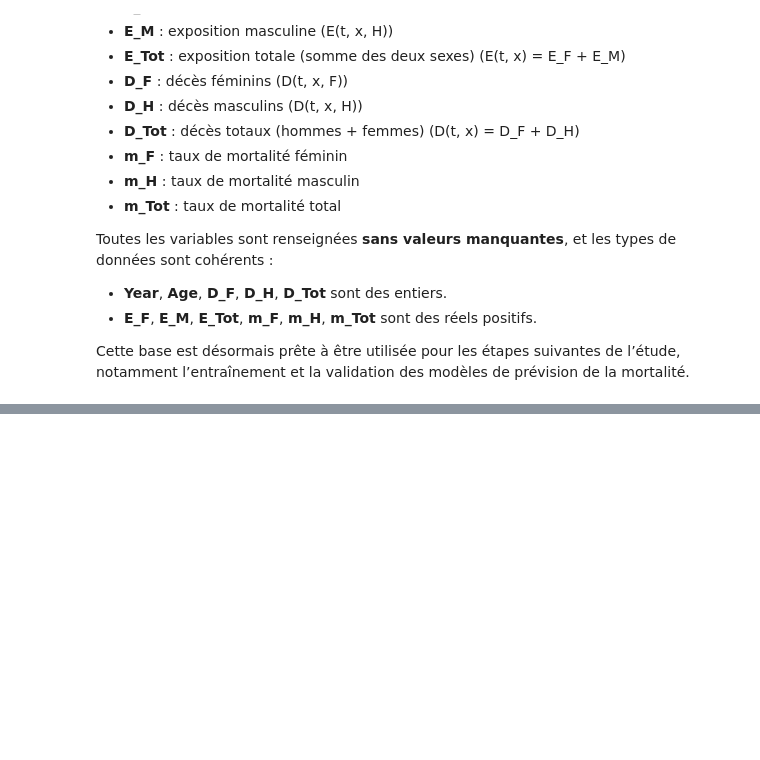
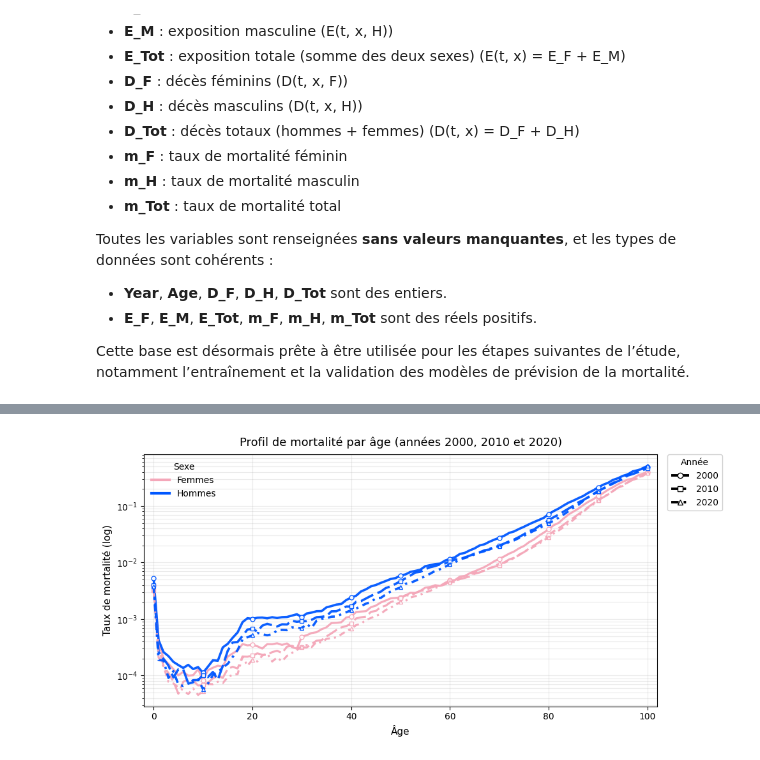
Before and after one commit to Salah10-source/Python-Project-Mortality, a Jupyter notebook: Python-Project/notbokes/notebooks/demo.ipynb, the cells around one changed output, grey strips where cells are left out. Cells and saved outputs as stored; diff of their text form; code cells hidden in the pictures; blank space fills up the shorter version.

```diff
--- a/Python-Project/notbokes/notebooks/demo.ipynb
+++ b/Python-Project/notbokes/notebooks/demo.ipynb
@@ -336,0 +562,82 @@ Cette base est désormais prête à être utilisée pour les étapes suivantes d
+# %%
+YEAR_COL = "Year"
+AGE_COL  = "Age"
+
+# Couleurs sexe
+color_f, color_h = "#F4A7B9", "#0057FF"
+
+# Styles années (traits TRÈS distincts) + marqueurs
+dash = {
+    2000: (0, (1, 0)),           # plein
+    2010: (0, (6, 2)),           # tirets longs
+    2020: (0, (3, 2, 1, 2)),     # tirets-points
+}
+markers = {2000: "o", 2010: "s", 2020: "^"}
+
+years = [2000, 2010, 2020]
+
+# Calcul m_F/m_H si besoin
+if "m_F" not in df.columns and {"D_F","E_F"}.issubset(df.columns):
+    df["m_F"] = df["D_F"] / df["E_F"]
+if "m_H" not in df.columns and {"D_H","E_H"}.issubset(df.columns):
+    df["m_H"] = df["D_H"] / df["E_H"]
+
+sub = df[df[YEAR_COL].isin(years)].dropna(subset=[AGE_COL, "m_F", "m_H"]).copy()
+
+fig, ax = plt.subplots(figsize=(10,5))
+
+# Courbes par année + sexe (mêmes couleurs; styles/markers par année)
+for y in years:
+    d = sub[sub[YEAR_COL] == y].sort_values(AGE_COL)
+    # Femmes
+    ax.plot(
+        d[AGE_COL], d["m_F"],
+        color=color_f, linestyle=dash[y], linewidth=2.3, alpha=0.95,
+        marker=markers[y], markevery=10, markersize=5, markerfacecolor="white"
+    )
+    # Hommes
+    ax.plot(
+        d[AGE_COL], d["m_H"],
+        color=color_h, linestyle=dash[y], linewidth=2.6, alpha=0.95,
+        marker=markers[y], markevery=10, markersize=5, markerfacecolor="white"
+    )
+
+# Mise en forme
+ax.set_yscale("log")
+ax.grid(True, which="both", alpha=0.25)
+ax.set_xlabel("Âge", fontsize=11)
+ax.set_ylabel("Taux de mortalité (log)", fontsize=11)
+ax.set_title("Profil de mortalité par âge (années 2000, 2010 et 2020)", fontsize=13, pad=10)
+ax.tick_params(axis="both", labelsize=10)
+ax.margins(x=0.02, y=0.05)
+
+# Légende SEXE (couleurs)
+sex_handles = [
+    Line2D([0],[0], color=color_f, lw=3, label="Femmes"),
+    Line2D([0],[0], color=color_h, lw=3, label="Hommes"),
+]
+leg1 = ax.legend(
+    handles=sex_handles, title="Sexe",
+    loc="upper left", frameon=False
+)
+ax.add_artist(leg1)
+
+# Légende ANNÉE (traits + marqueurs clairs, à droite, encadré)
+year_handles = [
+    Line2D([0],[0],
+           color="black", lw=2.8, linestyle=dash[y],
+           marker=markers[y], markersize=6, markerfacecolor="white",
+           label=str(y))
+    for y in years
+]
+leg2 = ax.legend(
+    handles=year_handles, title="Année",
+    loc="upper left", bbox_to_anchor=(1.02, 1), borderaxespad=0,
+    frameon=True, fancybox=True
+)
+leg2.get_frame().set_alpha(0.9)
+
+plt.tight_layout()
+plt.show()
+# %% [output]
+[figure, added]
```
Also changed, not shown: parts of 28 cells of this notebook, 3 other files.
